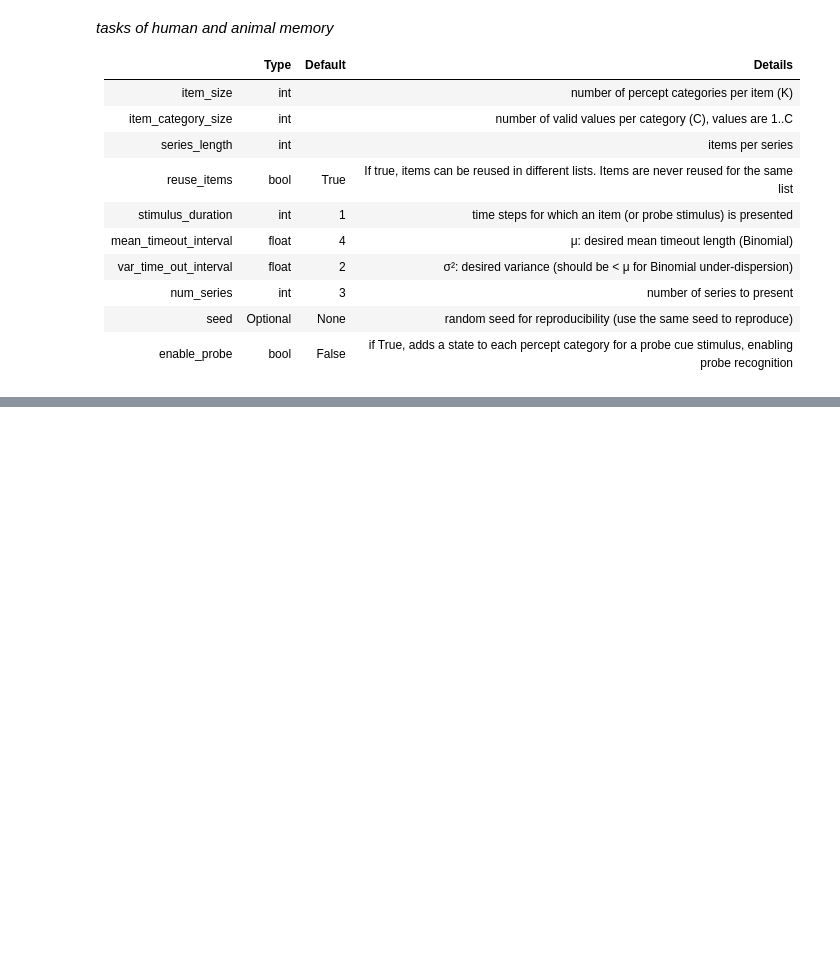
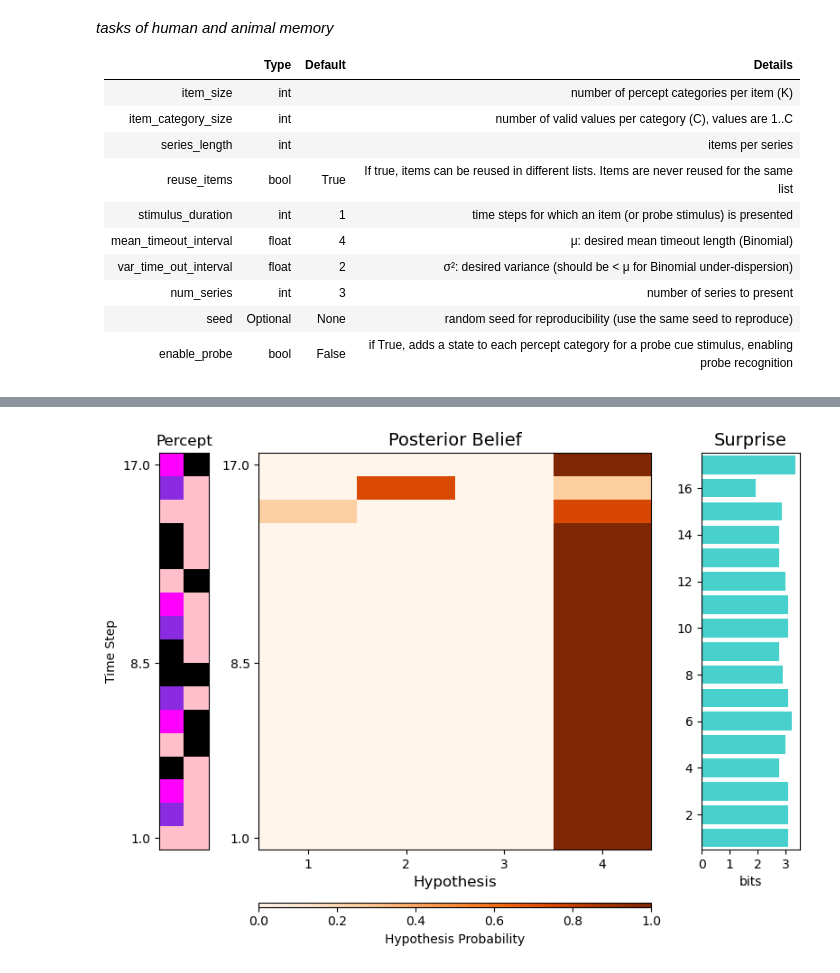
Before and after one commit to AntiPhoton47/projective_simulation, a Jupyter notebook: nbs/tutorials/learning_ps/01_Memory_Based_State_Estimators.ipynb, the cells around one changed output, grey strips where cells are left out. Cells and saved outputs as stored; diff of their text form; code cells hidden in the pictures; blank space fills up the shorter version.

```diff
--- a/nbs/tutorials/learning_ps/01_Memory_Based_State_Estimators.ipynb
+++ b/nbs/tutorials/learning_ps/01_Memory_Based_State_Estimators.ipynb
@@ -235,0 +379,6 @@ array([[2],
+# %%
+#Add a noisy percept category to previous percept sequence
+np.random.seed(1617031025)
+noisy_percept_category_sequence = np.random.choice(a = 2, size = num_percepts) #randomly sample 0s and 1s
+noisy_percept_sequence = np.concatenate((example_lists.percept_sequence, noisy_percept_category_sequence[:,np.newaxis]), axis = 1)
+noisy_percept_sequence
@@ -235,0 +403,23 @@ array([[2],
+# %%
+#Set Up Sequence Memory
+new_percept_category_sizes = [4,2] #4 states of 1st sensor (from previous) and 2 states of 2nd sensor (noisy)
+new_stationary_expectations = np.concatenate((stationary_expectations, np.array([0.5,0.5]))) #add stationary expectations for new percept category
+
+seq_memory_noisy = Sequence_Memory(
+    new_percept_category_sizes,
+    memory_capacity,
+    memory_bias,
+    new_stationary_expectations,
+    stationary_transition_method = 'first')
+
+seq_memory_noisy.prepare_data_storage(data_record = ["all"], record_until = num_percepts)
+
+#Simulate
+for i in range(num_percepts):
+    percept = noisy_percept_sequence[i,:]
+    seq_memory_noisy.sample(percept)
+
+#Visualize
+memory_filter_performance(seq_memory_noisy.data_dic, noisy_percept_sequence, colormap)
+# %% [output]
+[figure, added]
```
Also changed, not shown: parts of 38 cells of this notebook, 6 other files.
